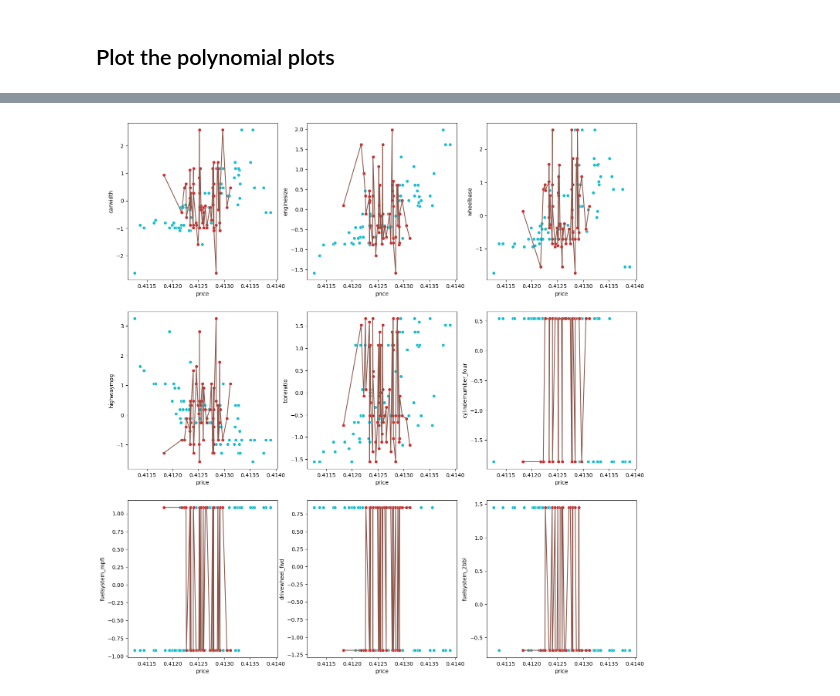
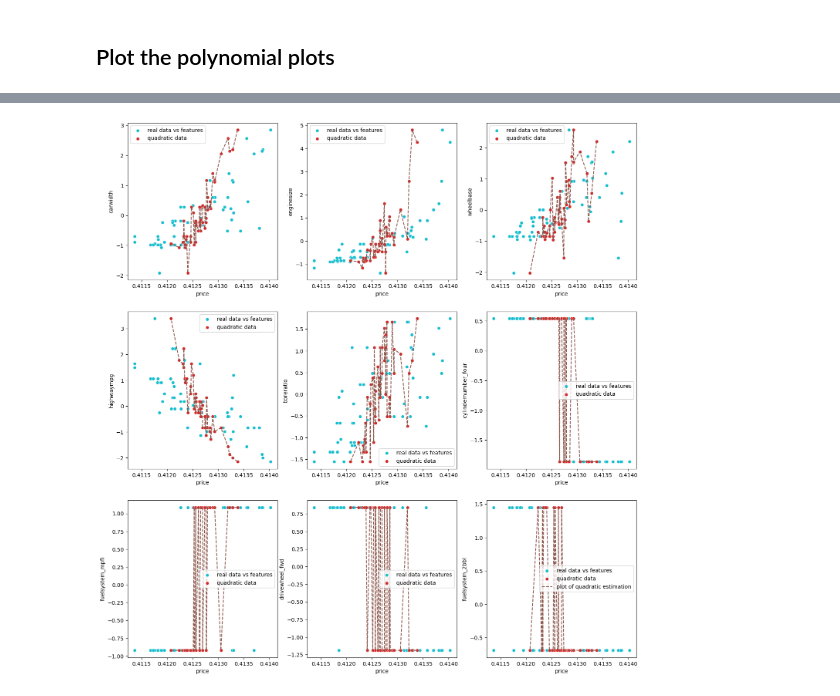
Before and after one commit to notfakearcher/yanjun, a Jupyter notebook: 01_topics/machine_learning/regression /polynomal.ipynb, the cells around one changed output, grey strips where cells are left out. Cells and saved outputs as stored; diff of their text form; code cells hidden in the pictures.

```diff
--- a/01_topics/machine_learning/regression /polynomal.ipynb
+++ b/01_topics/machine_learning/regression /polynomal.ipynb
@@ -249,0 +255,4 @@ r2_score(y_test, y_predict)
+# %%
+X1_test = X_test.copy()
+X1_test['price'] = y_predict
+X1_test
@@ -249,0 +289,3 @@ r2_score(y_test, y_predict)
+# %%
+X1_test = X1_test.sort_values(by = 'price', ascending = False ).reset_index(drop = True)
+X1_test
@@ -250,14 +306,24 @@ r2_score(y_test, y_predict)
+# %%
+# rearrange the test and predict data
+
+y_pred = X1_test['price']
+cond = X1_test.columns == 'price'
+r = X1_test.columns[~cond]
+temp = X1_test[r]
 # %%
 fig, axes = plt.subplots(nrows = 3, ncols = 3, figsize = (17,18))
 axes = np.ravel(axes)
 
 for i, j in enumerate(car_test.columns[0:-1]):
 
 
-  sns.scatterplot(data = car_test, x = 'price', y = j, color = 'C9' ,ax = axes[i])
-  sns.scatterplot(x = y_predict, y = car_test.iloc[:, i] , color = 'C3', ax= axes[i])
-  axes[i].plot(y_predict, car_test.iloc[:, i], color = 'C5', marker = '')
+  sns.scatterplot(data = car_test, x = 'price', y = j, color = 'C9' ,ax = axes[i], label = 'real data vs features')
+  sns.scatterplot(x = y_predict, y = car_test.iloc[:, i] , color = 'C3', ax= axes[i], label = 'quadratic data')
+  axes[i].plot(y_pred, temp.iloc[:, i], color = 'C5', marker = '',linestyle = '--',  label = 'plot of quadratic estimation')
+
+plt.legend()
+
 
 plt.show()
 # %% [output]
-[figure, old version]
+[figure, new version]
```
Also changed, not shown: parts of 21 cells of this notebook.
